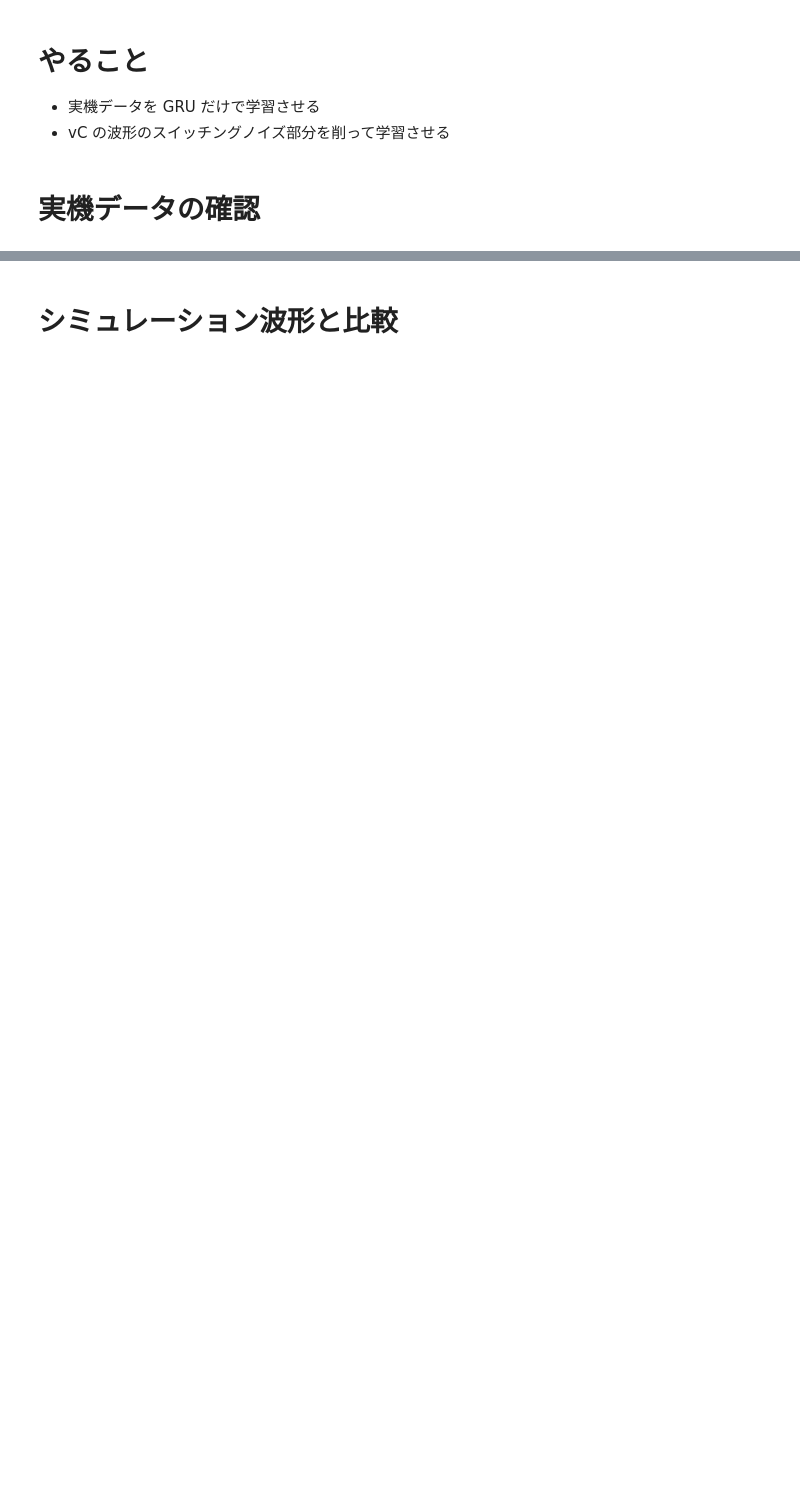
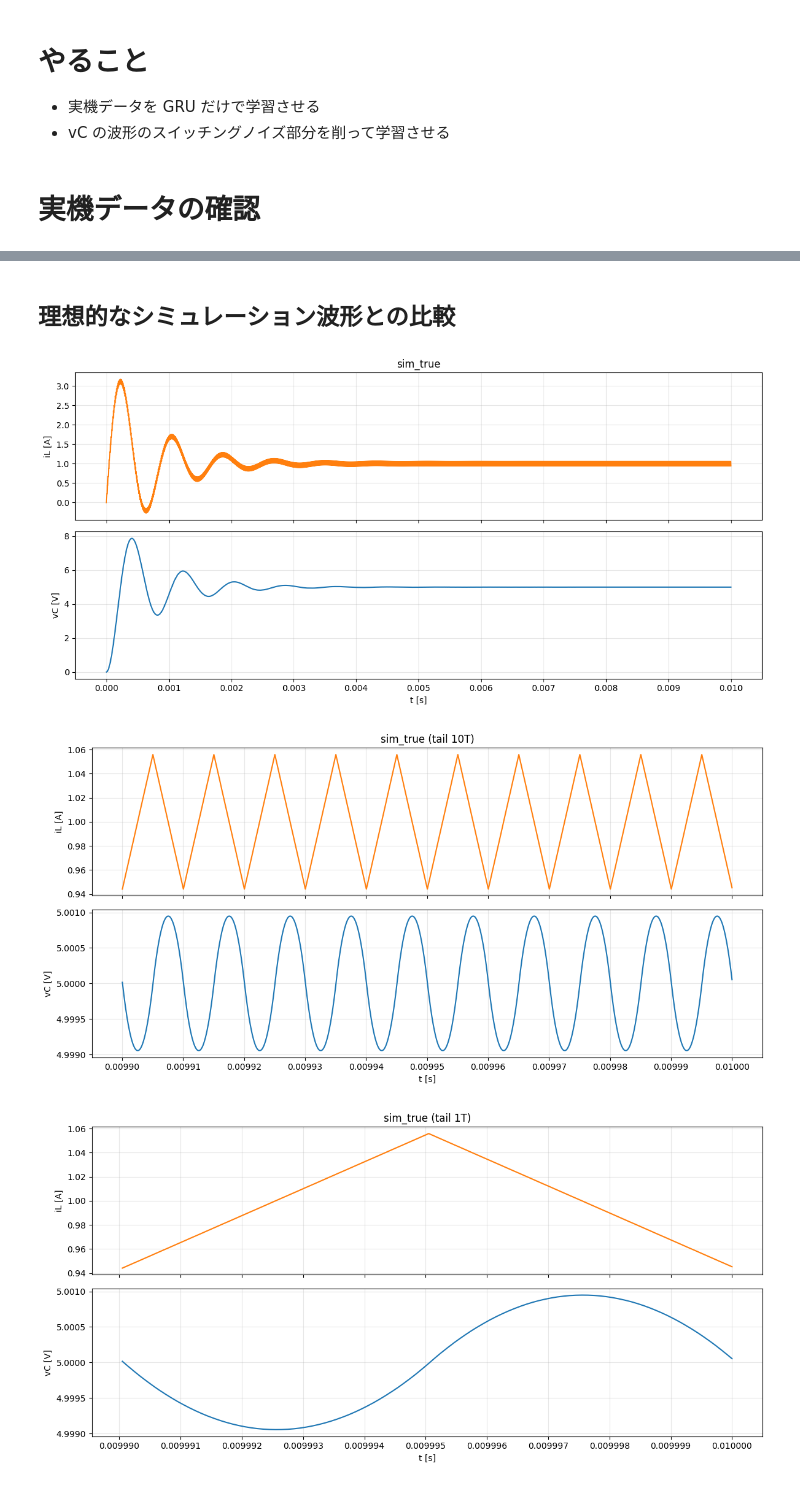
Before and after one commit to University-Laboratory/rnn-pann, a Jupyter notebook: actual_machine_notebooks/note2/note2.ipynb, the cells around one changed output, grey strips where cells are left out. Cells and saved outputs as stored; diff of their text form; code cells hidden in the pictures; blank space fills up the shorter version.

```diff
--- a/actual_machine_notebooks/note2/note2.ipynb
+++ b/actual_machine_notebooks/note2/note2.ipynb
@@ -98,2 +87,46 @@ plt.show()
-# %% [markdown]
-# シミュレーション波形と比較
+# %% [markdown]
+## 理想的なシミュレーション波形との比較
+# %%
+t_sim_true: np.ndarray = np.linspace(0, 1000 * T, 1000 * samples_per_cycle + 1)
+dt_sim_true: np.ndarray = np.diff(t_sim_true)
+
+# スイッチング信号
+duty_phase = (t_sim_true[:-1] % T) / T
+u_sim_true = (duty_phase < duty).astype(int)
+
+# 入力電圧
+vs_sim_true = np.ones(len(t_sim_true) - 1) * Vin
+
+# モデルを作成
+model_true = BuckConverterCell(L_init=L_true, C_init=C_true, R_init=R_true)
+
+# numpy配列をテンソルに変換（dtをxに含める）
+x_tensor = torch.tensor(
+    np.c_[vs_sim_true, u_sim_true, dt_sim_true],
+    dtype=torch.float32,
+)
+
+il_list = []
+vc_list = []
+
+# シミュレーション実行
+with torch.no_grad():
+    h_current: torch.Tensor = torch.zeros(1, 2)  # [i_L=0, v_C=0]
+    il_list.append(h_current[0, 0].item())  # i_L
+    vc_list.append(h_current[0, 1].item())  # v_C
+
+    for j in range(len(t_sim_true) - 1):
+        h_current = model_true(h_current, x_tensor[j : j + 1])
+
+        il_list.append(h_current[0, 0].item())  # i_L
+        vc_list.append(h_current[0, 1].item())  # v_C
+
+iL_sim_true = torch.tensor(np.array(il_list), dtype=torch.float32)
+vC_sim_true = torch.tensor(np.array(vc_list), dtype=torch.float32)
+# %%
+plot_iLvC(t_sim_true, iL_sim_true, vC_sim_true, T=T, title="sim_true")
+plt.show()
+# %% [output]
+[figure, added]
+[figure, added]
+[figure, added]
```
Also changed, not shown: parts of 10 cells of this notebook, 2 other files.
